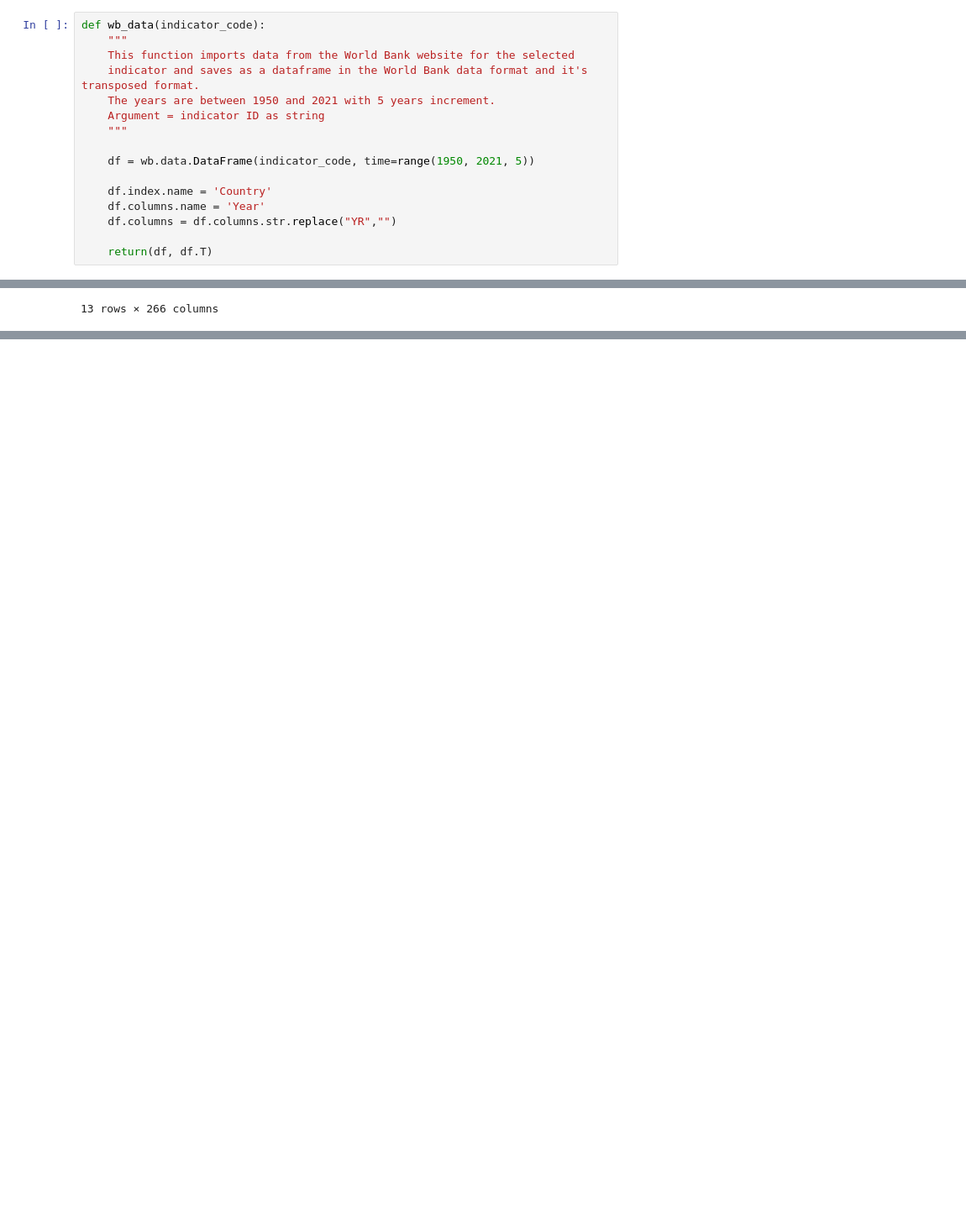
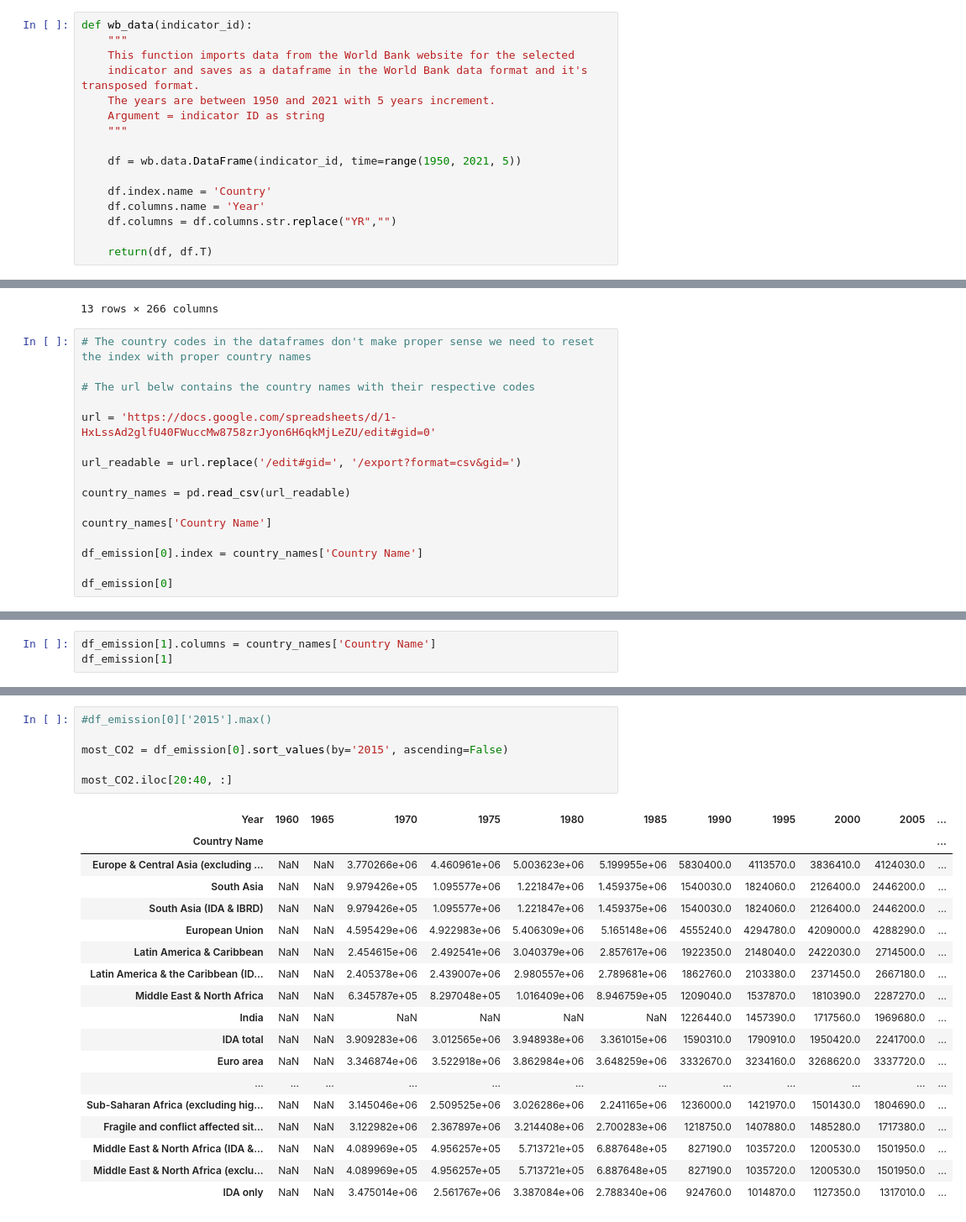
Before and after one commit to tan-lights/ADS1-Assignment-2, a Jupyter notebook: ADS1 Assignment 2 - Tanvir Ahmed.ipynb, the cells around one changed output, grey strips where cells are left out. Shown: that part at 84% size. Drawn from its saved outputs; the diff is of its cells as text; blank space fills up the shorter version.

```diff
--- a/ADS1 Assignment 2 - Tanvir Ahmed.ipynb
+++ b/ADS1 Assignment 2 - Tanvir Ahmed.ipynb
@@ -53,5 +20,5 @@ greenhouse_emission_ind = 'EN.ATM.GHGT.KT.CE' #assigning the code to a variable
 # %%
-def wb_data(indicator_code):
+def wb_data(indicator_id):
     """
     This function imports data from the World Bank website for the selected
     indicator and saves as a dataframe in the World Bank data format and it's transposed format.
@@ -59,7 +26,7 @@ def wb_data(indicator_code):
     Argument = indicator ID as string
     """
 
-    df = wb.data.DataFrame(indicator_code, time=range(1950, 2021, 5))
+    df = wb.data.DataFrame(indicator_id, time=range(1950, 2021, 5))
 
     df.index.name = 'Country'
     df.columns.name = 'Year'
@@ -104,3 +71,19 @@ df_emission[1] # The second dataframe with countries as columns
 | 2015 | NaN | 1.436770e+06 | 93730.0 | 805370.000000 | 90620.0 | 9850.0 | 580.0 | 2.438650e+06 | 252850.0 | 362560.0 | ... | ... |
 | 2020 | NaN | NaN | NaN | NaN | NaN | NaN | NaN | NaN | NaN | NaN | ... | ... |
 13 rows × 266 columns
+# %%
+# The country codes in the dataframes don't make proper sense we need to reset the index with proper country names
+
+# The url belw contains the country names with their respective codes
+
+url = 'https://docs.google.com/spreadsheets/d/1-HxLssAd2glfU40FWuccMw8758zrJyon6H6qkMjLeZU/edit#gid=0'
+
+url_readable = url.replace('/edit#gid=', '/export?format=csv&gid=')
+
+country_names = pd.read_csv(url_readable)
+
+country_names['Country Name']
+
+df_emission[0].index = country_names['Country Name']
+
+df_emission[0]
@@ -106,0 +105,3 @@ df_emission[1] # The second dataframe with countries as columns
+# %%
+df_emission[1].columns = country_names['Country Name']
+df_emission[1]
@@ -106,0 +125,25 @@ df_emission[1] # The second dataframe with countries as columns
+# %%
+#df_emission[0]['2015'].max()
+
+most_CO2 = df_emission[0].sort_values(by='2015', ascending=False)
+
+most_CO2.iloc[20:40, :]
+# %% [output]
+| Year | 1960 | 1965 | 1970 | 1975 | 1980 | 1985 | 1990 | 1995 | 2000 | 2005 | ... |
+| Country Name |  |  |  |  |  |  |  |  |  |  | ... |
+| Europe & Central Asia (excluding ... | NaN | NaN | 3.770266e+06 | 4.460961e+06 | 5.003623e+06 | 5.199955e+06 | 5830400.0 | 4113570.0 | 3836410.0 | 4124030.0 | ... |
+| South Asia | NaN | NaN | 9.979426e+05 | 1.095577e+06 | 1.221847e+06 | 1.459375e+06 | 1540030.0 | 1824060.0 | 2126400.0 | 2446200.0 | ... |
+| South Asia (IDA & IBRD) | NaN | NaN | 9.979426e+05 | 1.095577e+06 | 1.221847e+06 | 1.459375e+06 | 1540030.0 | 1824060.0 | 2126400.0 | 2446200.0 | ... |
+| European Union | NaN | NaN | 4.595429e+06 | 4.922983e+06 | 5.406309e+06 | 5.165148e+06 | 4555240.0 | 4294780.0 | 4209000.0 | 4288290.0 | ... |
+| Latin America & Caribbean | NaN | NaN | 2.454615e+06 | 2.492541e+06 | 3.040379e+06 | 2.857617e+06 | 1922350.0 | 2148040.0 | 2422030.0 | 2714500.0 | ... |
+| Latin America & the Caribbean (ID... | NaN | NaN | 2.405378e+06 | 2.439007e+06 | 2.980557e+06 | 2.789681e+06 | 1862760.0 | 2103380.0 | 2371450.0 | 2667180.0 | ... |
+| Middle East & North Africa | NaN | NaN | 6.345787e+05 | 8.297048e+05 | 1.016409e+06 | 8.946759e+05 | 1209040.0 | 1537870.0 | 1810390.0 | 2287270.0 | ... |
+| India | NaN | NaN | NaN | NaN | NaN | NaN | 1226440.0 | 1457390.0 | 1717560.0 | 1969680.0 | ... |
+| IDA total | NaN | NaN | 3.909283e+06 | 3.012565e+06 | 3.948938e+06 | 3.361015e+06 | 1590310.0 | 1790910.0 | 1950420.0 | 2241700.0 | ... |
+| Euro area | NaN | NaN | 3.346874e+06 | 3.522918e+06 | 3.862984e+06 | 3.648259e+06 | 3332670.0 | 3234160.0 | 3268620.0 | 3337720.0 | ... |
+| ... | ... | ... | ... | ... | ... | ... | ... | ... | ... | ... | ... |
+| Sub-Saharan Africa (excluding hig... | NaN | NaN | 3.145046e+06 | 2.509525e+06 | 3.026286e+06 | 2.241165e+06 | 1236000.0 | 1421970.0 | 1501430.0 | 1804690.0 | ... |
+| Fragile and conflict affected sit... | NaN | NaN | 3.122982e+06 | 2.367897e+06 | 3.214408e+06 | 2.700283e+06 | 1218750.0 | 1407880.0 | 1485280.0 | 1717380.0 | ... |
+| Middle East & North Africa (IDA &... | NaN | NaN | 4.089969e+05 | 4.956257e+05 | 5.713721e+05 | 6.887648e+05 | 827190.0 | 1035720.0 | 1200530.0 | 1501950.0 | ... |
+| Middle East & North Africa (exclu... | NaN | NaN | 4.089969e+05 | 4.956257e+05 | 5.713721e+05 | 6.887648e+05 | 827190.0 | 1035720.0 | 1200530.0 | 1501950.0 | ... |
+| IDA only | NaN | NaN | 3.475014e+06 | 2.561767e+06 | 3.387084e+06 | 2.788340e+06 | 924760.0 | 1014870.0 | 1127350.0 | 1317010.0 | ... |
```
Also changed, not shown: parts of 9 cells of this notebook.
